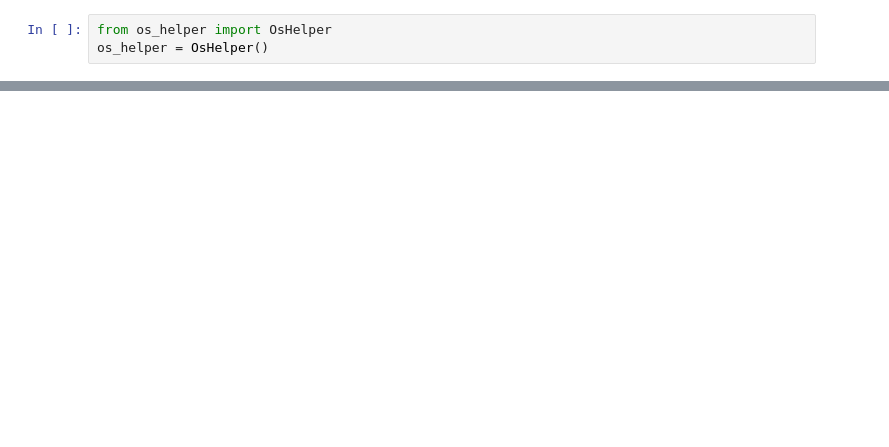
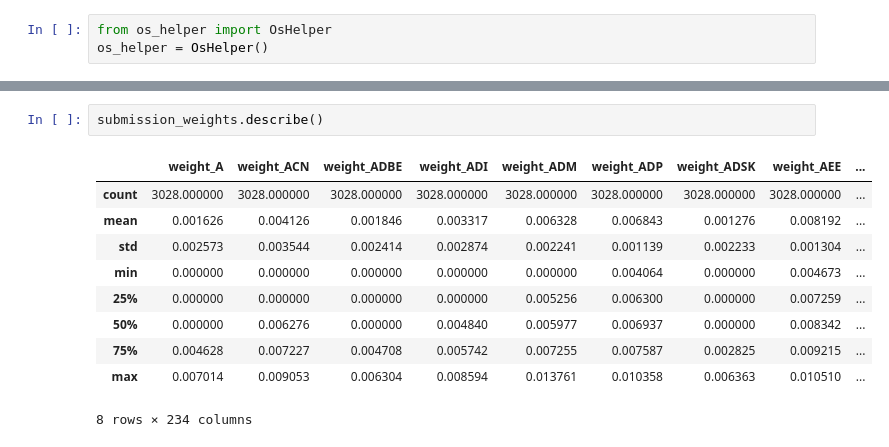
Before and after one commit to CoffeeBeans007/PolyHacks, a Jupyter notebook: Codes/Strat/main_t.ipynb, the cells around one changed output, grey strips where cells are left out. Cells and saved outputs as stored; diff of their text form; blank space fills up the shorter version.

```diff
--- a/Codes/Strat/main_t.ipynb
+++ b/Codes/Strat/main_t.ipynb
@@ -299 +421,14 @@ id
 Saved file submission_weights.csv to folder /Users/thomasvaudescal/Documents/Mes_documents/30_TradingClub/PolyFinance/PolyHacks/Data/final data.
+# %%
+submission_weights.describe()
+# %% [output]
+|  | weight_A | weight_ACN | weight_ADBE | weight_ADI | weight_ADM | weight_ADP | weight_ADSK | weight_AEE | ... |
+| count | 3028.000000 | 3028.000000 | 3028.000000 | 3028.000000 | 3028.000000 | 3028.000000 | 3028.000000 | 3028.000000 | ... |
+| mean | 0.001626 | 0.004126 | 0.001846 | 0.003317 | 0.006328 | 0.006843 | 0.001276 | 0.008192 | ... |
+| std | 0.002573 | 0.003544 | 0.002414 | 0.002874 | 0.002241 | 0.001139 | 0.002233 | 0.001304 | ... |
+| min | 0.000000 | 0.000000 | 0.000000 | 0.000000 | 0.000000 | 0.004064 | 0.000000 | 0.004673 | ... |
+| 25% | 0.000000 | 0.000000 | 0.000000 | 0.000000 | 0.005256 | 0.006300 | 0.000000 | 0.007259 | ... |
+| 50% | 0.000000 | 0.006276 | 0.000000 | 0.004840 | 0.005977 | 0.006937 | 0.000000 | 0.008342 | ... |
+| 75% | 0.004628 | 0.007227 | 0.004708 | 0.005742 | 0.007255 | 0.007587 | 0.002825 | 0.009215 | ... |
+| max | 0.007014 | 0.009053 | 0.006304 | 0.008594 | 0.013761 | 0.010358 | 0.006363 | 0.010510 | ... |
+8 rows × 234 columns
```
Also changed, not shown: parts of 11 cells of this notebook, 6 other files.
